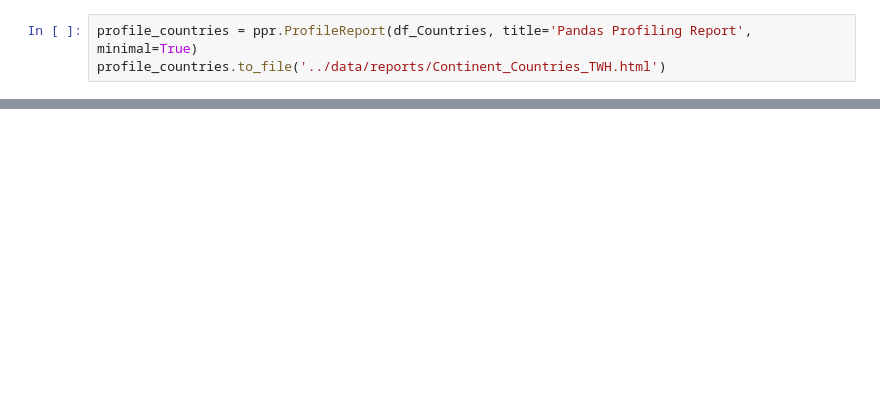
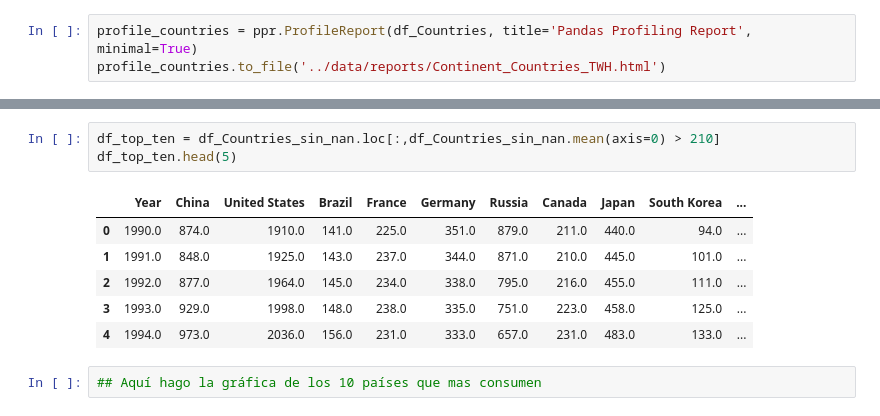
Before and after one commit to malvaradogcode/ProyectBootcamp, a Jupyter notebook: src/eda.ipynb, the cells around one changed output, grey strips where cells are left out. Cells and saved outputs as stored; diff of their text form; blank space fills up the shorter version.

Commit message:
Se ´hizo una limpieza de datos del dataset de consumo de países y se preparo la data para el top10 de paises

```diff
--- a/src/eda.ipynb
+++ b/src/eda.ipynb
@@ -200,0 +282,12 @@ profile_countries.to_file('../data/reports/Continent_Countries_TWH.html')
+# %%
+df_top_ten = df_Countries_sin_nan.loc[:,df_Countries_sin_nan.mean(axis=0) > 210]
+df_top_ten.head(5)
+# %% [output]
+|  | Year | China | United States | Brazil | France | Germany | Russia | Canada | Japan | South Korea | ... |
+| 0 | 1990.0 | 874.0 | 1910.0 | 141.0 | 225.0 | 351.0 | 879.0 | 211.0 | 440.0 | 94.0 | ... |
+| 1 | 1991.0 | 848.0 | 1925.0 | 143.0 | 237.0 | 344.0 | 871.0 | 210.0 | 445.0 | 101.0 | ... |
+| 2 | 1992.0 | 877.0 | 1964.0 | 145.0 | 234.0 | 338.0 | 795.0 | 216.0 | 455.0 | 111.0 | ... |
+| 3 | 1993.0 | 929.0 | 1998.0 | 148.0 | 238.0 | 335.0 | 751.0 | 223.0 | 458.0 | 125.0 | ... |
+| 4 | 1994.0 | 973.0 | 2036.0 | 156.0 | 231.0 | 333.0 | 657.0 | 231.0 | 483.0 | 133.0 | ... |
+# %%
+## Aquí hago la gráfica de los 10 países que mas consumen
```
Also changed, not shown: parts of 9 cells of this notebook.
